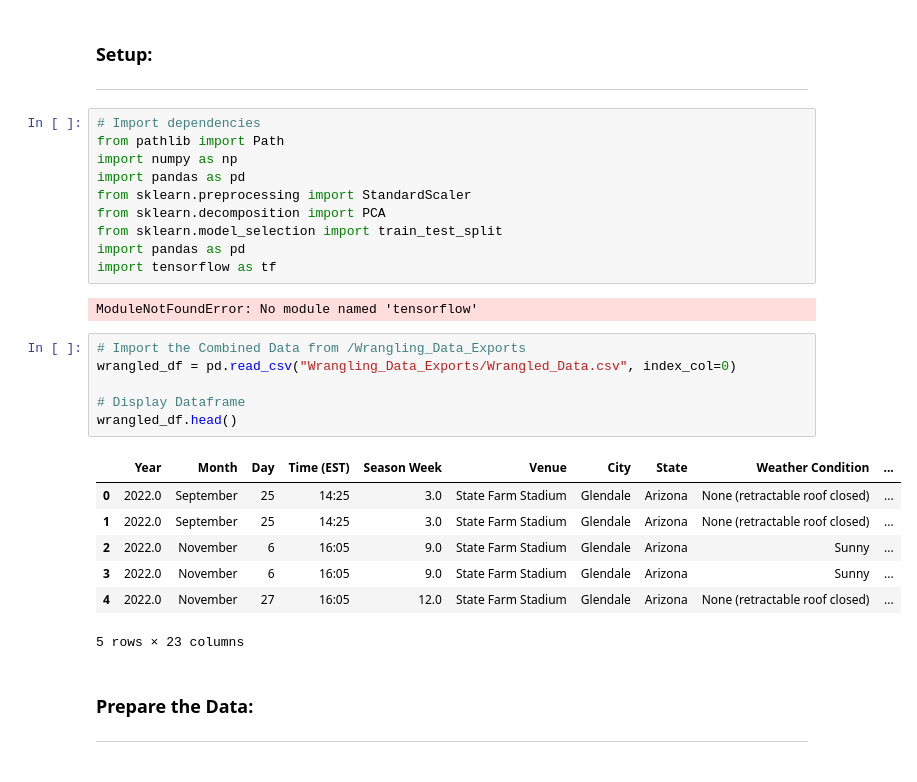
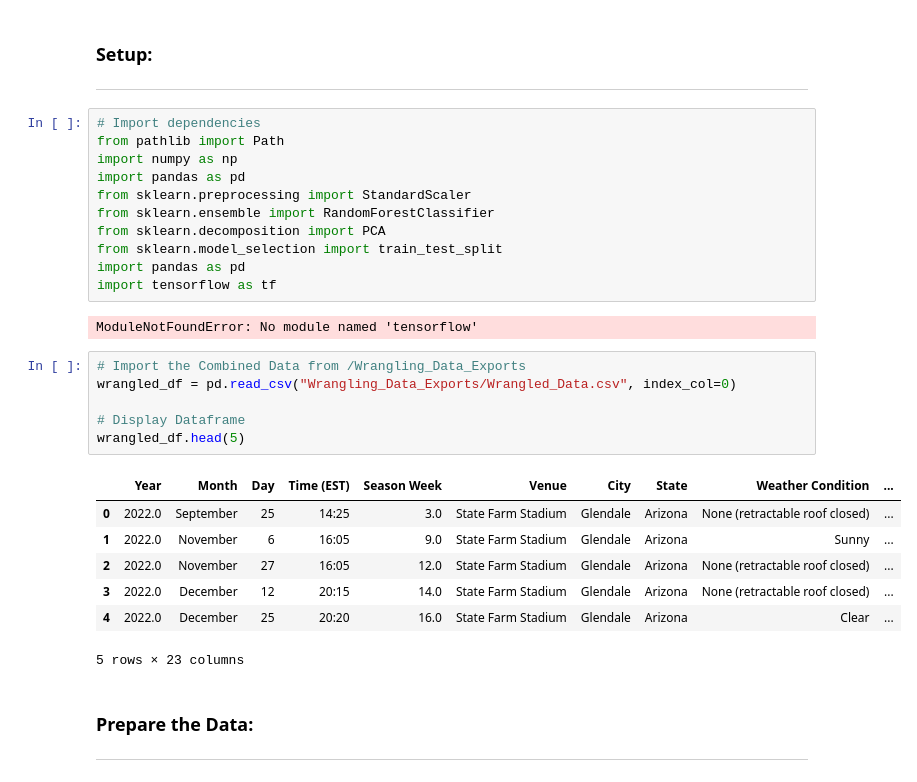
Before and after one commit to cwolf1424/Group_Project_4-NFL_Game_Outcome_Predictor, a Jupyter notebook: 04-Building_Model/Building_Model.ipynb, the cells around one changed output. Drawn from its saved outputs; the diff is of its cells as text.

```diff
--- a/04-Building_Model/Building_Model.ipynb
+++ b/04-Building_Model/Building_Model.ipynb
@@ -10,6 +10,7 @@ from pathlib import Path
 import numpy as np
 import pandas as pd
 from sklearn.preprocessing import StandardScaler
+from sklearn.ensemble import RandomForestClassifier
 from sklearn.decomposition import PCA
 from sklearn.model_selection import train_test_split
 import pandas as pd
@@ -19,16 +20,16 @@ ModuleNotFoundError: No module named 'tensorflow'
 # %%
 # Import the Combined Data from /Wrangling_Data_Exports
 wrangled_df = pd.read_csv("Wrangling_Data_Exports/Wrangled_Data.csv", index_col=0)
 
 # Display Dataframe
-wrangled_df.head()
+wrangled_df.head(5)
 # %% [output]
 |  | Year | Month | Day | Time (EST) | Season Week | Venue | City | State | Weather Condition | ... |
 | 0 | 2022.0 | September | 25 | 14:25 | 3.0 | State Farm Stadium | Glendale | Arizona | None (retractable roof closed) | ... |
-| 1 | 2022.0 | September | 25 | 14:25 | 3.0 | State Farm Stadium | Glendale | Arizona | None (retractable roof closed) | ... |
-| 2 | 2022.0 | November | 6 | 16:05 | 9.0 | State Farm Stadium | Glendale | Arizona | Sunny | ... |
-| 3 | 2022.0 | November | 6 | 16:05 | 9.0 | State Farm Stadium | Glendale | Arizona | Sunny | ... |
-| 4 | 2022.0 | November | 27 | 16:05 | 12.0 | State Farm Stadium | Glendale | Arizona | None (retractable roof closed) | ... |
+| 1 | 2022.0 | November | 6 | 16:05 | 9.0 | State Farm Stadium | Glendale | Arizona | Sunny | ... |
+| 2 | 2022.0 | November | 27 | 16:05 | 12.0 | State Farm Stadium | Glendale | Arizona | None (retractable roof closed) | ... |
+| 3 | 2022.0 | December | 12 | 20:15 | 14.0 | State Farm Stadium | Glendale | Arizona | None (retractable roof closed) | ... |
+| 4 | 2022.0 | December | 25 | 20:20 | 16.0 | State Farm Stadium | Glendale | Arizona | Clear | ... |
 5 rows × 23 columns
 # %% [markdown]
 ### Prepare the Data:
```
Also changed, not shown: parts of 18 cells of this notebook, 3 other files.
